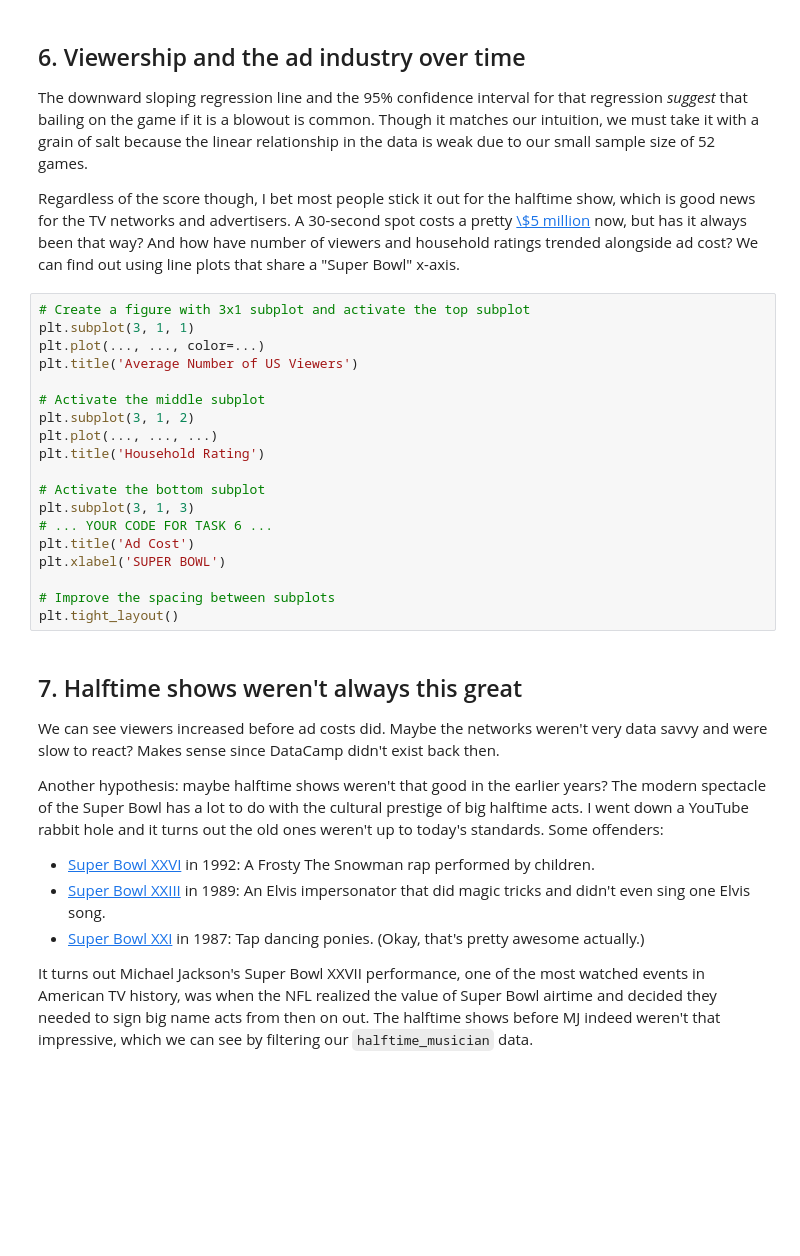
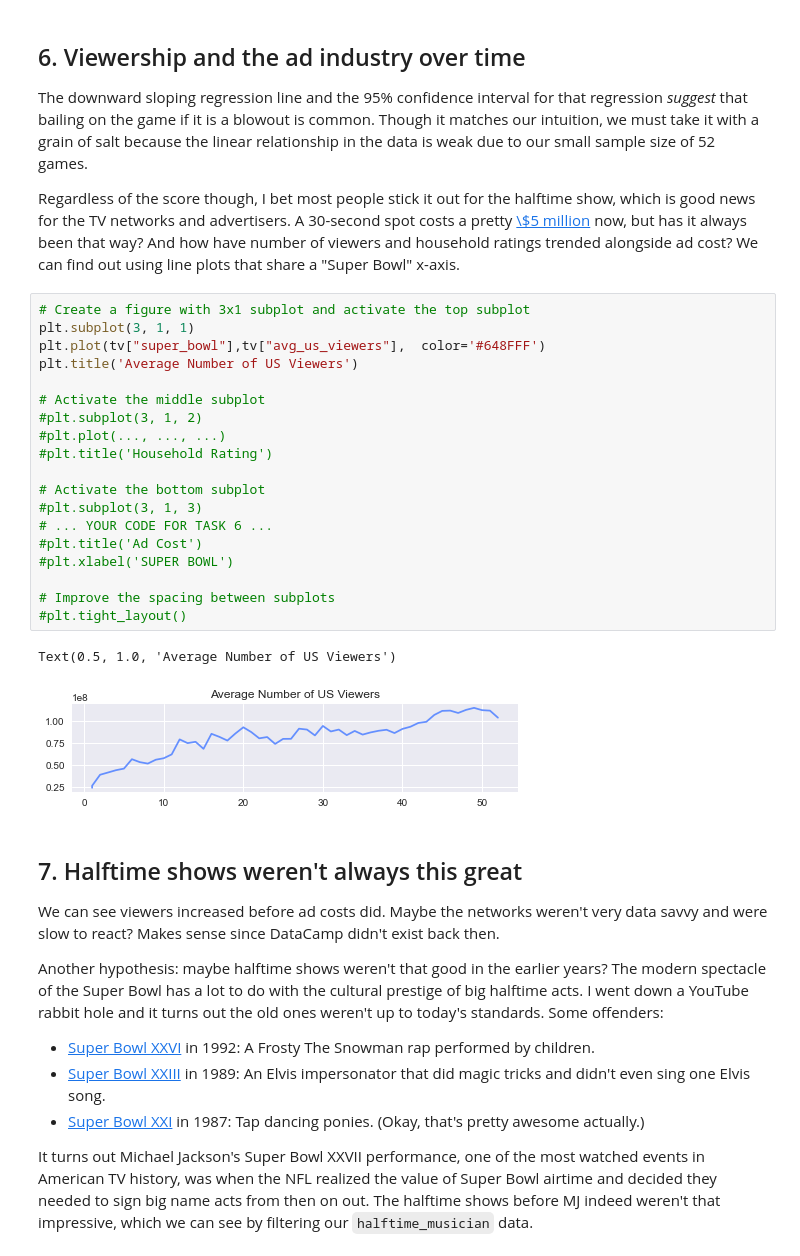
Before and after one commit to abhiwer/Python_ProjectTV-, a Jupyter notebook: TV, Halftime Shows, and the Big Game/notebook.ipynb, the cells around one changed output. Cells and saved outputs as stored; diff of their text form; blank space fills up the shorter version.

```diff
--- a/TV, Halftime Shows, and the Big Game/notebook.ipynb
+++ b/TV, Halftime Shows, and the Big Game/notebook.ipynb
@@ -176,22 +176,25 @@ sns.regplot(x = 'difference_pts' , y= 'share_household', data=games_tv)
 # %%
 # Create a figure with 3x1 subplot and activate the top subplot
 plt.subplot(3, 1, 1)
-plt.plot(..., ..., color=...)
+plt.plot(tv["super_bowl"],tv["avg_us_viewers"],  color='#648FFF')
 plt.title('Average Number of US Viewers')
 
 # Activate the middle subplot
-plt.subplot(3, 1, 2)
-plt.plot(..., ..., ...)
-plt.title('Household Rating')
+#plt.subplot(3, 1, 2)
+#plt.plot(..., ..., ...)
+#plt.title('Household Rating')
 
 # Activate the bottom subplot
-plt.subplot(3, 1, 3)
+#plt.subplot(3, 1, 3)
 # ... YOUR CODE FOR TASK 6 ...
-plt.title('Ad Cost')
-plt.xlabel('SUPER BOWL')
+#plt.title('Ad Cost')
+#plt.xlabel('SUPER BOWL')
 
 # Improve the spacing between subplots
-plt.tight_layout()
+#plt.tight_layout()
+# %% [output]
+Text(0.5, 1.0, 'Average Number of US Viewers')
+[figure, added]
 # %% [markdown]
 ## 7. Halftime shows weren't always this great
 <p>We can see viewers increased before ad costs did. Maybe the networks weren't very data savvy and were slow to react? Makes sense since DataCamp didn't exist back then.</p>
```
